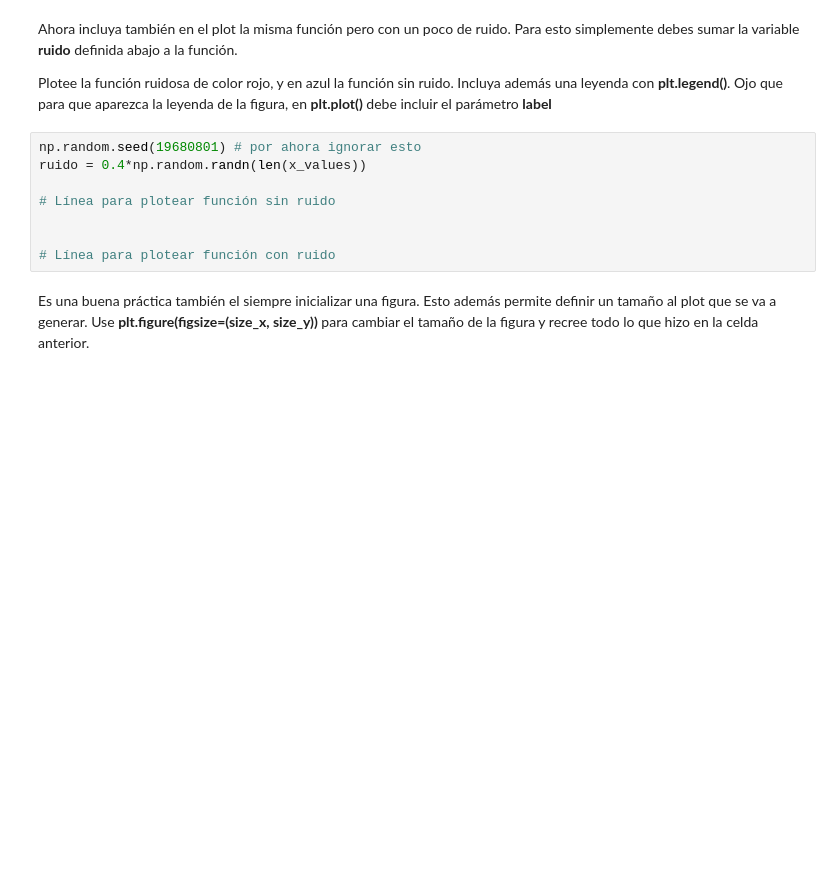
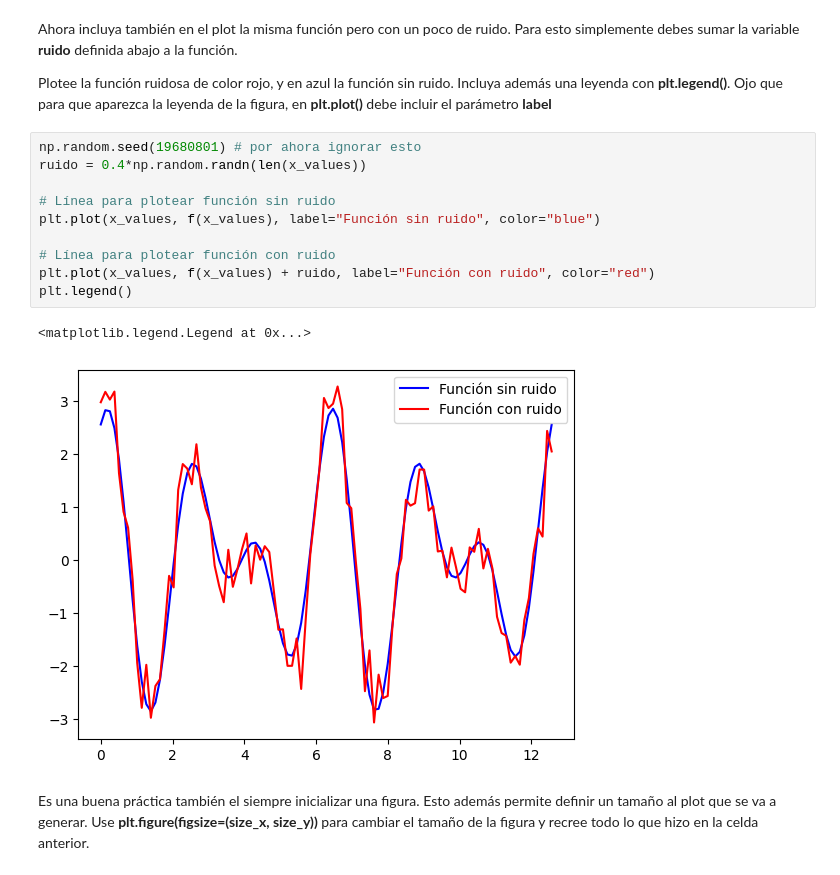
Before and after one commit to FPereiraI/Tarea-1, a Jupyter notebook: Tarea_1.ipynb, the cells around one changed output. Saved outputs shown, nothing was run; the diff lists cells and outputs as text; blank space fills up the shorter version.

```diff
--- a/Tarea_1.ipynb
+++ b/Tarea_1.ipynb
@@ -286,10 +312,15 @@ Plotee la función ruidosa de color rojo, y en azul la función sin ruido. Inclu
 # %%
 np.random.seed(19680801) # por ahora ignorar esto
 ruido = 0.4*np.random.randn(len(x_values))
 
 # Línea para plotear función sin ruido
-
+plt.plot(x_values, f(x_values), label="Función sin ruido", color="blue")
 
 # Línea para plotear función con ruido
+plt.plot(x_values, f(x_values) + ruido, label="Función con ruido", color="red")
+plt.legend()
+# %% [output]
+<matplotlib.legend.Legend at 0x...>
+[figure, added]
 # %% [markdown]
 Es una buena práctica también el siempre inicializar una figura. Esto además permite definir un tamaño al plot que se va a generar. Use **plt.figure(figsize=(size_x, size_y))** para cambiar el tamaño de la figura y recree todo lo que hizo en la celda anterior.
```
Also changed, not shown: parts of 4 cells of this notebook.
